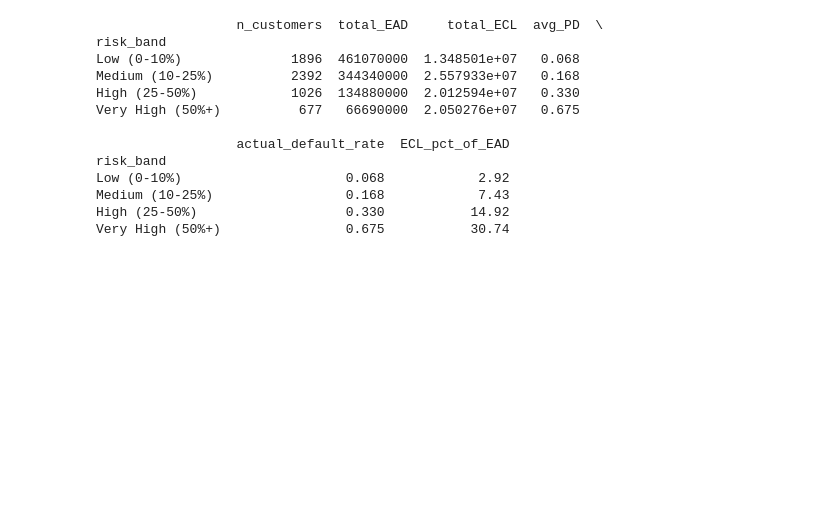
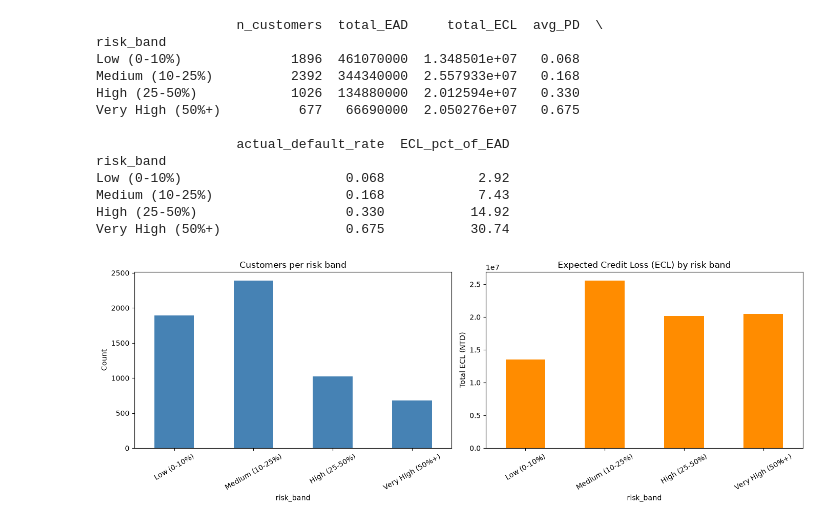
Before and after one commit to Edgezone-commits/credit-risk-pd-ecl, a Jupyter notebook: notebooks/05_evaluation.ipynb, the cells around one changed output. Drawn from its saved outputs; the diff is of its cells as text; code cells hidden in the pictures; blank space fills up the shorter version.

```diff
--- a/notebooks/05_evaluation.ipynb
+++ b/notebooks/05_evaluation.ipynb
@@ -216,3 +216,21 @@ Low (0-10%)                     0.068            2.92
 Medium (10-25%)                 0.168            7.43
 High (25-50%)                   0.330           14.92
 Very High (50%+)                0.675           30.74
+# %%
+fig, axes = plt.subplots(1, 2, figsize=(14, 5))
+
+risk_summary["n_customers"].plot(kind="bar", ax=axes[0], color="steelblue")
+axes[0].set_title("Customers per risk band")
+axes[0].set_ylabel("Count")
+axes[0].tick_params(axis="x", rotation=30)
+
+risk_summary["total_ECL"].plot(kind="bar", ax=axes[1], color="darkorange")
+axes[1].set_title("Expected Credit Loss (ECL) by risk band")
+axes[1].set_ylabel("Total ECL (NTD)")
+axes[1].tick_params(axis="x", rotation=30)
+
+plt.tight_layout()
+plt.savefig("../reports/figures/ecl_by_risk_band.png", dpi=150)
+plt.show()
+# %% [output]
+[figure, added]
```
Also changed, not shown: parts of 1 cell of this notebook.
